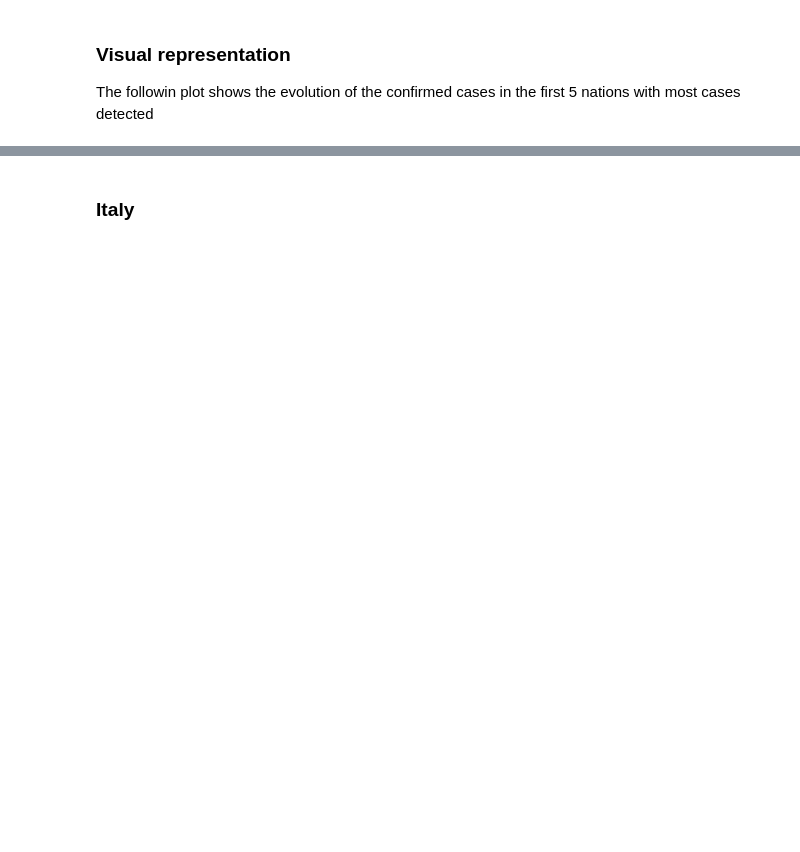
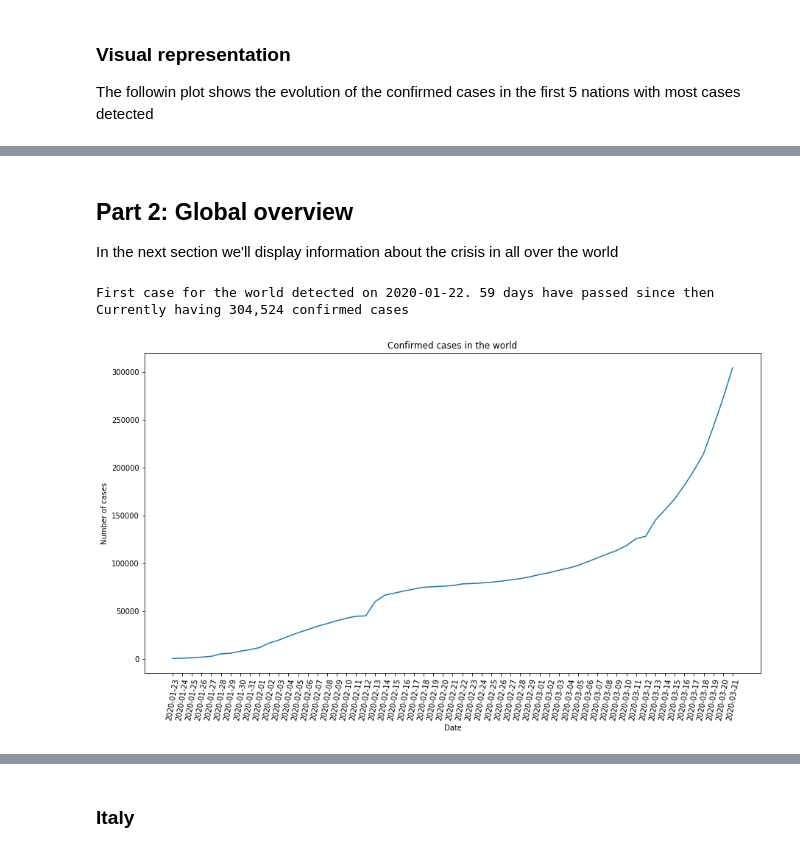
Before and after one commit to McSonk/covid19, a Jupyter notebook: casos.ipynb, the cells around one changed output, grey strips where cells are left out. Cells and saved outputs as stored; diff of their text form; code cells hidden in the pictures; blank space fills up the shorter version.

```diff
--- a/casos.ipynb
+++ b/casos.ipynb
@@ -52,0 +97,10 @@ plot_top5(data)
+# %% [markdown]
+## Part 2: Global overview
+
+In the next section we'll display information about the crisis in all over the world
+# %%
+plot_country_cases(data, 'the world')
+# %% [output]
+First case for the world detected on 2020-01-22. 59 days have passed since then
+Currently having 304,524 confirmed cases
+[figure, added]
```
Also changed, not shown: parts of 38 cells of this notebook.
